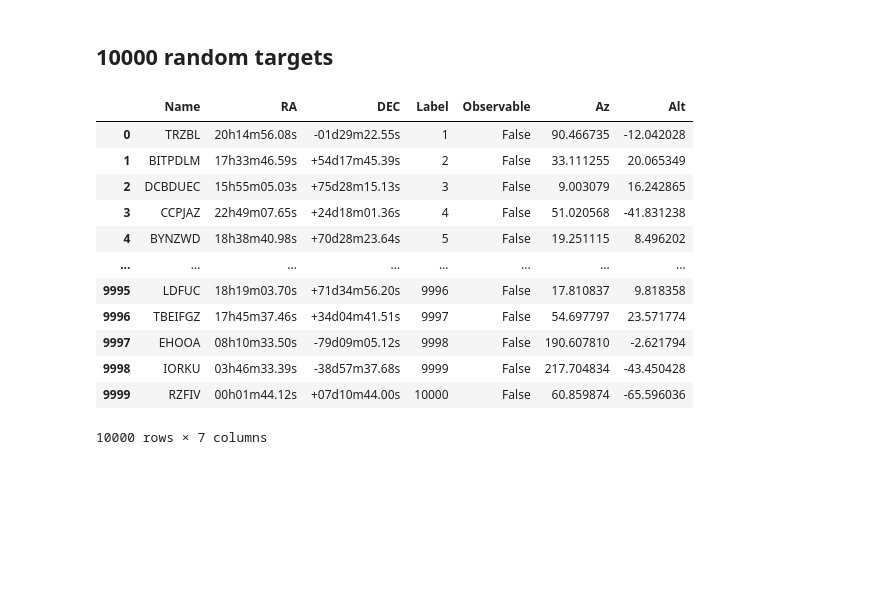
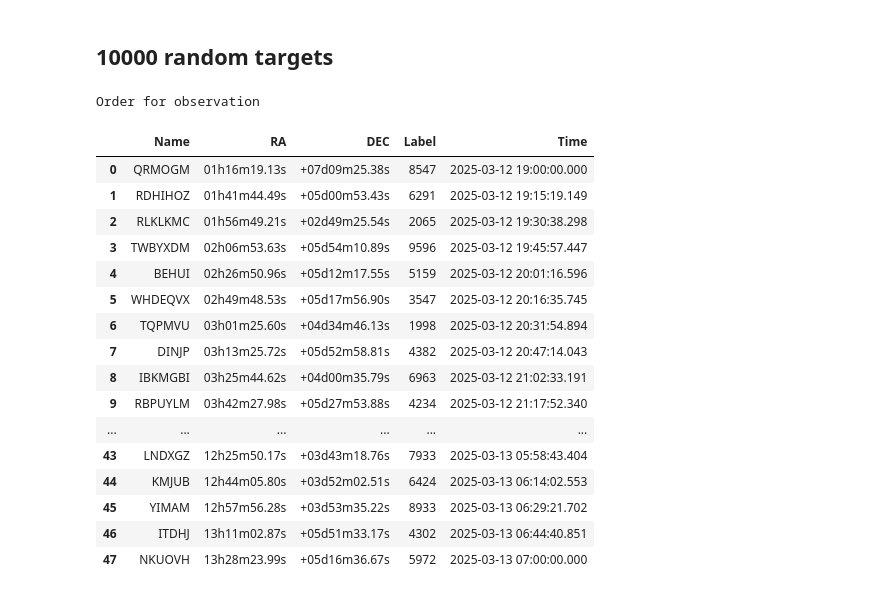
Before and after one commit to ccuellarn/Transient-Operation, a Jupyter notebook: Sketch.ipynb, the cells around one changed output. Saved outputs shown, nothing was run; the diff lists cells and outputs as text; code cells hidden in the pictures; blank space fills up the shorter version.

```diff
--- a/Sketch.ipynb
+++ b/Sketch.ipynb
@@ -494,27 +497,36 @@ Order for observation
 # %% [markdown]
 ## 10000 random targets
 # %%
-#Dataframe with random targets
-alerts10000 = random_data(10000)
+# #Dataframe with random targets
+# alerts10000 = random_data(10000)
 
-#Amount of targets, this is for the labels of graphic
-many10000 = len(alerts10000) + 1
+# #Amount of targets, this is for the labels of graphic
+# many10000 = len(alerts10000) + 1
 
-#Observations with the data
-Data10000 = Observations(observer, alerts10000, date_i, date_f,timescale,many10000,limit)
+# #Observations with the data
+# Data10000 = Observations(observer, alerts10000, date_i, date_f,timescale,many10000,limit)
+# time10000 = DeltaTime(date_i,date_f,timescale)
+# general_time10000 = CreateTime(date_i,date_f,timescale)
+# graphic10000, order10000 = OrderLimits(Data10000,many10000,time10000, general_time10000)
 
-alerts10000
+# print('Order for observation')
+# order10000
 # %% [output]
+Order for observation
-|  | Name | RA | DEC | Label | Observable | Az | Alt |
-| 0 | TRZBL | 20h14m56.08s | -01d29m22.55s | 1 | False | 90.466735 | -12.042028 |
-| 1 | BITPDLM | 17h33m46.59s | +54d17m45.39s | 2 | False | 33.111255 | 20.065349 |
-| 2 | DCBDUEC | 15h55m05.03s | +75d28m15.13s | 3 | False | 9.003079 | 16.242865 |
-| 3 | CCPJAZ | 22h49m07.65s | +24d18m01.36s | 4 | False | 51.020568 | -41.831238 |
-| 4 | BYNZWD | 18h38m40.98s | +70d28m23.64s | 5 | False | 19.251115 | 8.496202 |
-| ... | ... | ... | ... | ... | ... | ... | ... |
-| 9995 | LDFUC | 18h19m03.70s | +71d34m56.20s | 9996 | False | 17.810837 | 9.818358 |
-| 9996 | TBEIFGZ | 17h45m37.46s | +34d04m41.51s | 9997 | False | 54.697797 | 23.571774 |
-| 9997 | EHOOA | 08h10m33.50s | -79d09m05.12s | 9998 | False | 190.607810 | -2.621794 |
-| 9998 | IORKU | 03h46m33.39s | -38d57m37.68s | 9999 | False | 217.704834 | -43.450428 |
-| 9999 | RZFIV | 00h01m44.12s | +07d10m44.00s | 10000 | False | 60.859874 | -65.596036 |
+|  | Name | RA | DEC | Label | Time |
+| 0 | QRMOGM | 01h16m19.13s | +07d09m25.38s | 8547 | 2025-03-12 19:00:00.000 |
+| 1 | RDHIHOZ | 01h41m44.49s | +05d00m53.43s | 6291 | 2025-03-12 19:15:19.149 |
+| 2 | RLKLKMC | 01h56m49.21s | +02d49m25.54s | 2065 | 2025-03-12 19:30:38.298 |
+| 3 | TWBYXDM | 02h06m53.63s | +05d54m10.89s | 9596 | 2025-03-12 19:45:57.447 |
+| 4 | BEHUI | 02h26m50.96s | +05d12m17.55s | 5159 | 2025-03-12 20:01:16.596 |
+| 5 | WHDEQVX | 02h49m48.53s | +05d17m56.90s | 3547 | 2025-03-12 20:16:35.745 |
+| 6 | TQPMVU | 03h01m25.60s | +04d34m46.13s | 1998 | 2025-03-12 20:31:54.894 |
+| 7 | DINJP | 03h13m25.72s | +05d52m58.81s | 4382 | 2025-03-12 20:47:14.043 |
+| 8 | IBKMGBI | 03h25m44.62s | +04d00m35.79s | 6963 | 2025-03-12 21:02:33.191 |
+| 9 | RBPUYLM | 03h42m27.98s | +05d27m53.88s | 4234 | 2025-03-12 21:17:52.340 |
+| ... | ... | ... | ... | ... | ... |
+| 43 | LNDXGZ | 12h25m50.17s | +03d43m18.76s | 7933 | 2025-03-13 05:58:43.404 |
+| 44 | KMJUB | 12h44m05.80s | +03d52m02.51s | 6424 | 2025-03-13 06:14:02.553 |
+| 45 | YIMAM | 12h57m56.28s | +03d53m35.22s | 8933 | 2025-03-13 06:29:21.702 |
+| 46 | ITDHJ | 13h11m02.87s | +05d51m33.17s | 4302 | 2025-03-13 06:44:40.851 |
+| 47 | NKUOVH | 13h28m23.99s | +05d16m36.67s | 5972 | 2025-03-13 07:00:00.000 |
-10000 rows × 7 columns
```
Also changed, not shown: parts of 10 cells of this notebook, 2 other files.
